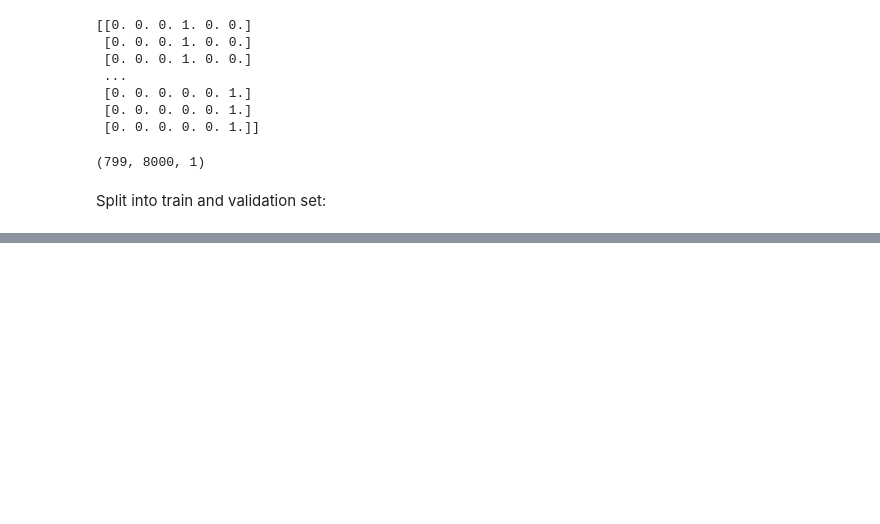
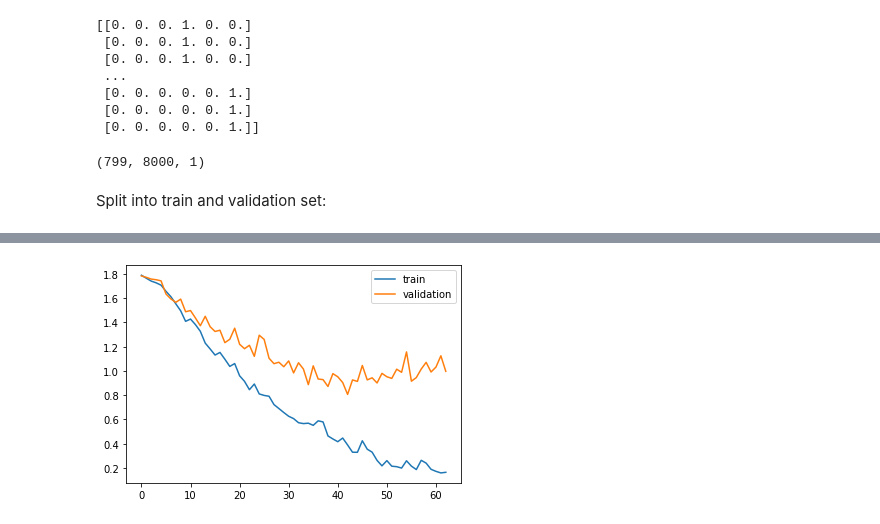
Before and after one commit to jana-jovicic/Speech-to-Text, a Jupyter notebook: speech_to_text.ipynb, the cells around one changed output, grey strips where cells are left out. Drawn from its saved outputs; the diff is of its cells as text; code cells hidden in the pictures; blank space fills up the shorter version.

```diff
--- a/speech_to_text.ipynb
+++ b/speech_to_text.ipynb
@@ -215,0 +274,7 @@ x_tr, x_val, y_tr, y_val = train_test_split(np.array(all_recordings), np.array(y
+# %%
+model.compile(loss='categorical_crossentropy', optimizer='adam', metrics=['accuracy'])
+# %%
+es = EarlyStopping(monitor='val_loss', mode='min', verbose=1, patience=20, min_delta=0.0001)
+mc = ModelCheckpoint('best_model.hdf5', monitor='val_acc', verbose=1, save_best_only=True, mode='max')
+# %%
+history=model.fit(x_tr, y_tr ,epochs=100, callbacks=[es,mc], batch_size=32, validation_data=(x_val,y_val))
@@ -215,0 +299,7 @@ x_tr, x_val, y_tr, y_val = train_test_split(np.array(all_recordings), np.array(y
+# %%
+plt.plot(history.history['loss'], label='train')
+plt.plot(history.history['val_loss'], label='validation')
+plt.legend()
+plt.show()
+# %% [output]
+[figure, added]
```
Also changed, not shown: parts of 3 cells of this notebook.
